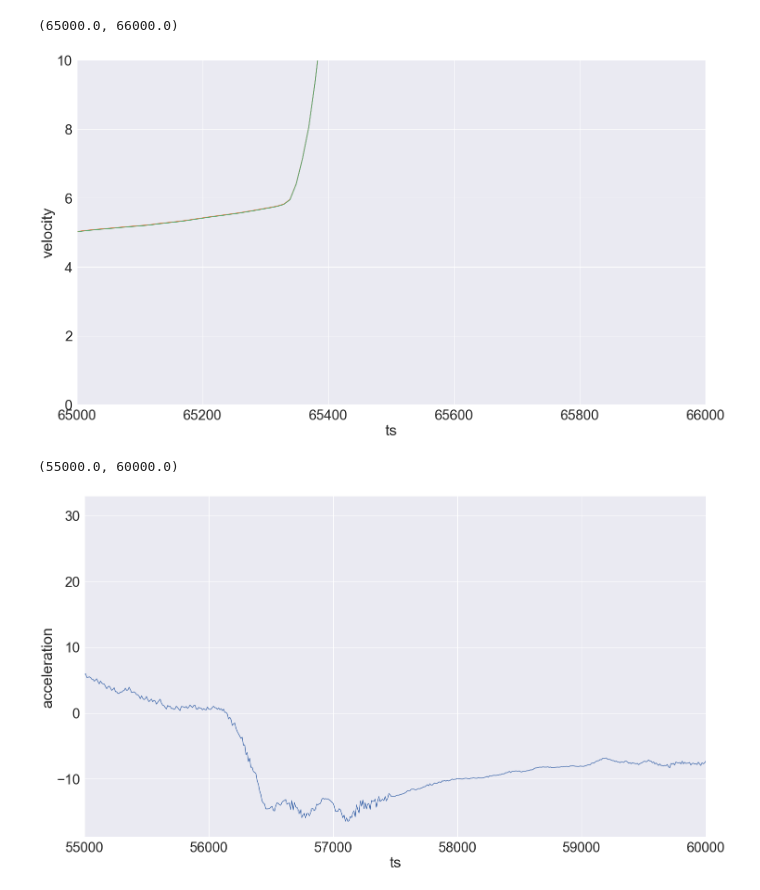
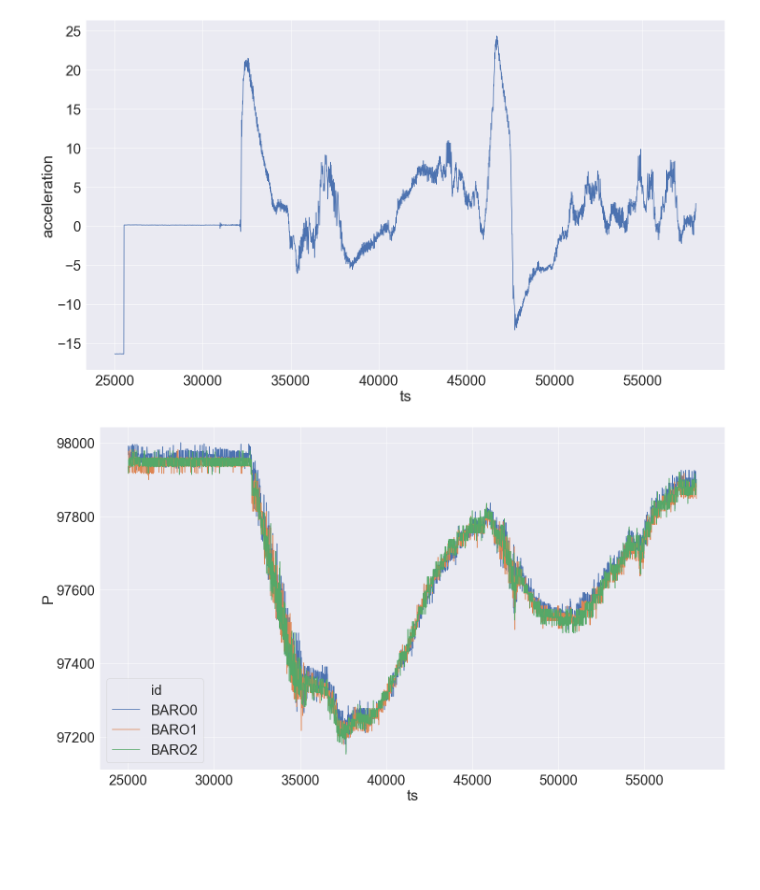
Before and after one commit to catsystems/cats-embedded, a Jupyter notebook: log_parsing/CATS Log Parser.ipynb, the cells around one changed output. Saved outputs shown, nothing was run; the diff lists cells and outputs as text; code cells hidden in the pictures; blank space fills up the shorter version.

```diff
--- a/log_parsing/CATS Log Parser.ipynb
+++ b/log_parsing/CATS Log Parser.ipynb
@@ -13,4 +14,6 @@ with open(log, 'r') as f:
     log_str = f.read()
 
 log_str_formatted = log_str.replace('\r\n', ' ')
+log_str_formatted = log_str_formatted.replace('\n', ' ')
 log_str_formatted = log_str_formatted.replace('  ', ' ')
+log_str_formatted = log_str_formatted.strip()
@@ -26,8 +34,10 @@ baro = []
 flight_info = []
 flight_state = []
 covariance_info = []
+sensor_info = []
 # %%
 i = 0
+last_ts = 0
 while i < len(log_b):
     t = struct.unpack('<L', log_b[i:i+4])[0]
     i += 4
@@ -49,25 +59,26 @@ while i < len(log_b):
         #print(f"{ts} BARO {t-4}: P: {pressure}, T: {temperature}")
         baro.append({'ts': ts,
                      'id': f'BARO{t - 4}',
-                     'P': temperature,
-                     'T': pressure})
+                     'T': temperature,
+                     'P': pressure})
         #print(baro_data)
         i += 4 + 4 + 4
     elif t == 7:
-        ts, height, velocity, acceleration = struct.unpack('<Lfff', log_b[i: i+16])
-        print(f"{ts} FLIGHT_INFO: Height: {height}, Velocity: {velocity}, Acc: {acceleration}")
+        ts, height, velocity, acceleration, altitude_agl = struct.unpack('<Lffff', log_b[i: i+20])
+        #print(f"{ts} FLIGHT_INFO: Height: {height}, Velocity: {velocity}, Acc: {acceleration}")
         flight_info.append({'ts': ts,
                             'height': height,
                             'velocity': velocity,
-                            'acceleration': acceleration})
+                            'acceleration': acceleration,
+                            'altitude_agl': altitude_agl})
         #print(flight_info_data)
-        i += 4 + 4 + 4 + 4
+        i += 4 + 4 + 4 + 4 + 4
     elif t == 8:
         #print("FLIGHT_STATE")
         #ts, state = struct.unpack('<LB', log_b[i: i+5])
         ts, state = struct.unpack('<LL', log_b[i: i+8])
         flight_state.append({'ts': ts, 'state': state})
-        print(f"{ts} FLIGHT STATE: State: {state}")
+        #print(f"{ts} FLIGHT STATE: State: {state}")
         i += 4 + 4
     elif t == 9:
         ts, height_cov, velocity_cov = struct.unpack('<Lff', log_b[i: i+12])
@@ -77,6 +88,17 @@ while i < len(log_b):
                                 'velocity_cov': velocity_cov})
         #print(flight_info_data)
         i += 4 + 4 + 4
+    elif t == 10:
+        #print(f"Sensor info found at {i}")
+        ts, imu_0, imu_1, imu_2, baro_0, baro_1, baro_2 = struct.unpack('<LBBBBBB', log_b[i: i+10])
+        sensor_info.append({'ts': ts,
+                                'imu_0': imu_0,
+                                'imu_1': imu_1,
+                                'imu_2': imu_2,
+                                'baro_0': baro_0, 'baro_1': baro_1, 'baro_2': baro_2})
+        i += 4 + 6 + 2 # +2 is because of the padding
     else:
-        print("ERROR")
+        print(f"ERROR at {i}")
+        break
+    last_ts = ts
 # %% [output]
@@ -191,17 +195,13 @@ flight_info_df['upper_bound'] = flight_info_df.velocity - 3*(covariance_df.veloc
 # %%
-ax = sns.lineplot(data = flight_info_df, x = 'ts', y = 'velocity')
-sns.lineplot(data = flight_info_df, x = 'ts', y = 'lower_bound')
-ax = sns.lineplot(data = flight_info_df, x = 'ts', y = 'upper_bound')
-ax.set_ylim(0, 10)
-ax.set_xlim(65000, 66000)
+ax = sns.lineplot(data = flight_info_df, x = 'ts', y = 'acceleration')
+#ax.set_ylim(-5)
+#ax.set_xlim(38000)
 # %% [output]
-(65000.0, 66000.0)
-[figure, old version]
+[figure, new version]
+# %%
+baro_df = pd.DataFrame(baro[:-1])
 # %%
-ax = sns.lineplot(data = flight_info_df, x = 'ts', y = 'acceleration')
-#ax.set_ylim(-5)
-ax.set_xlim(55000, 60000)
+ax = sns.lineplot(data = baro_df, x = 'ts', y = 'P', hue='id')
 # %% [output]
-(55000.0, 60000.0)
-[figure, old version]
+[figure, new version]
 # %%
```
Also changed, not shown: parts of 20 cells of this notebook, 39 other files.
